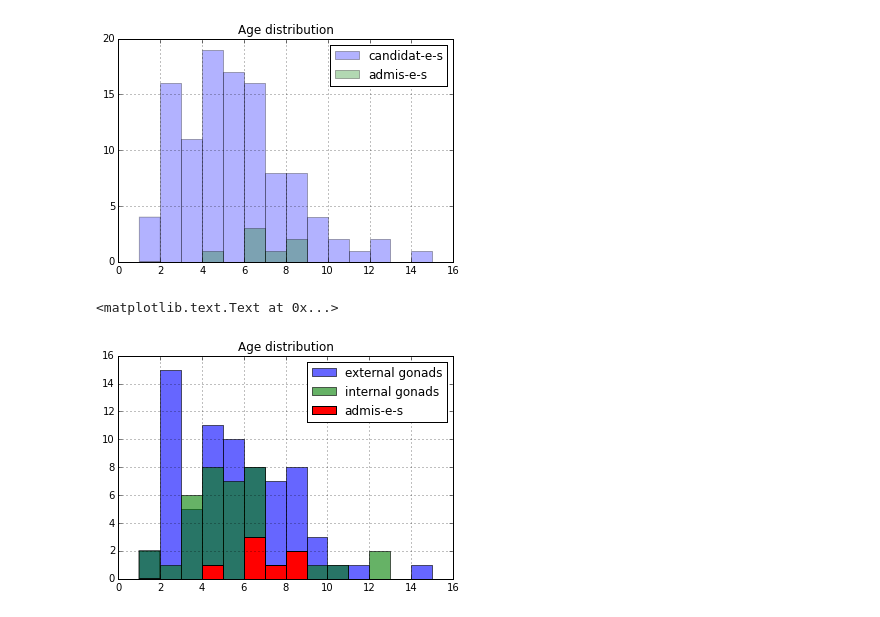
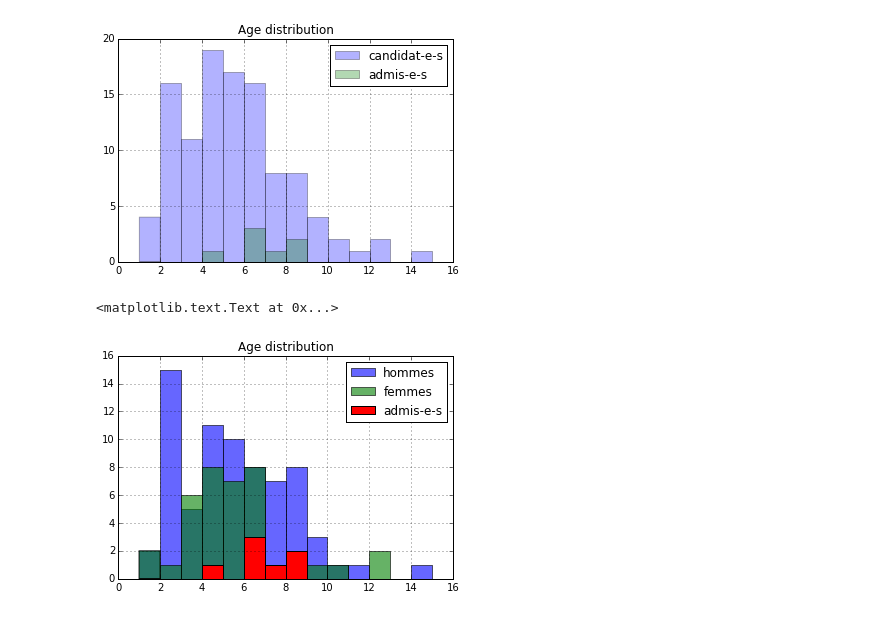
Before and after one commit to cbienpourtoi/cnap, a Jupyter notebook: cnapAnalysis.ipynb, the cells around one changed output. Cells and saved outputs as stored; diff of their text form; code cells hidden in the pictures.

```diff
--- a/cnapAnalysis.ipynb
+++ b/cnapAnalysis.ipynb
@@ -118,11 +118,11 @@ plt.title("Age distribution")
 # %%
 nBins = np.max(candidats.age)-np.min(candidats.age)+1
 yRange = (np.min(candidats.age),np.max(candidats.age)+1)
-candidats[candidats.genre == -1].age.hist(bins=nBins, range=yRange, label="external gonads", alpha=0.6)
-candidats[candidats.genre == 1].age.hist(bins=nBins, range=yRange, label="internal gonads", alpha=0.6)
+candidats[candidats.genre == -1].age.hist(bins=nBins, range=yRange, label="hommes", alpha=0.6)
+candidats[candidats.genre == 1].age.hist(bins=nBins, range=yRange, label="femmes", alpha=0.6)
 admis.age.hist(bins=nBins, range=yRange, label="admis-e-s", alpha=1.)
 plt.legend(loc='upper right')
 plt.title("Age distribution")
 # %% [output]
 <matplotlib.text.Text at 0x...>
-[figure, old version]
+[figure, new version]
```
Also changed, not shown: parts of 1 cell of this notebook.
